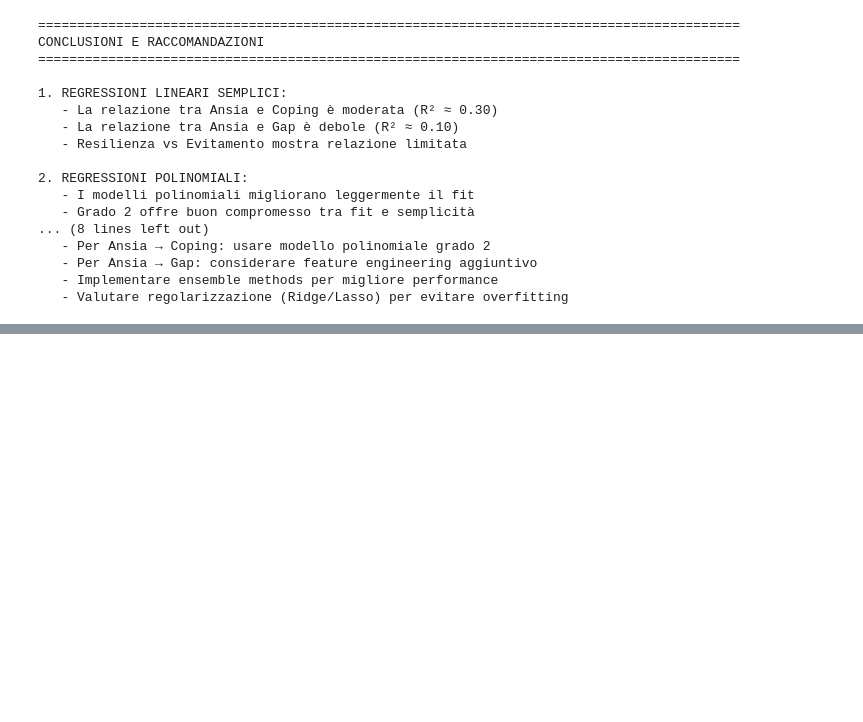
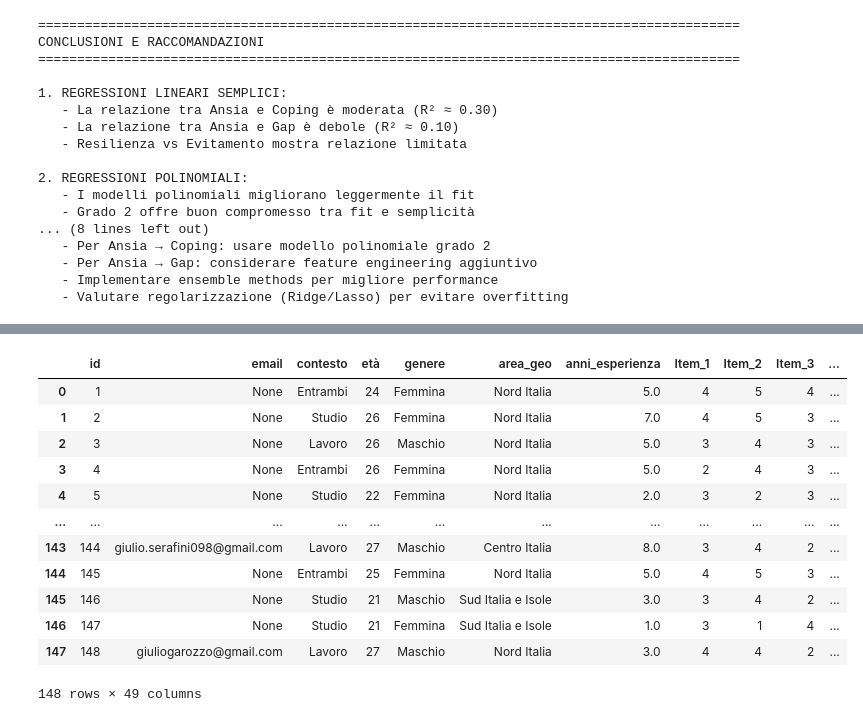
Before and after one commit to gaiacassinelli1/Project-Work, a Jupyter notebook: notebook/regressioni.ipynb, the cells around one changed output, grey strips where cells are left out. Saved outputs shown, nothing was run; the diff lists cells and outputs as text; code cells hidden in the pictures; blank space fills up the shorter version.

```diff
--- a/notebook/regressioni.ipynb
+++ b/notebook/regressioni.ipynb
@@ -1464,0 +1449,16 @@ JSON RAG: ../WEB APP/backend/output_rag\regressioni_rag_20260423_192009.json
+# %%
+df
+# %% [output]
+|  | id | email | contesto | età | genere | area_geo | anni_esperienza | Item_1 | Item_2 | Item_3 | ... |
+| 0 | 1 | None | Entrambi | 24 | Femmina | Nord Italia | 5.0 | 4 | 5 | 4 | ... |
+| 1 | 2 | None | Studio | 26 | Femmina | Nord Italia | 7.0 | 4 | 5 | 3 | ... |
+| 2 | 3 | None | Lavoro | 26 | Maschio | Nord Italia | 5.0 | 3 | 4 | 3 | ... |
+| 3 | 4 | None | Entrambi | 26 | Femmina | Nord Italia | 5.0 | 2 | 4 | 3 | ... |
+| 4 | 5 | None | Studio | 22 | Femmina | Nord Italia | 2.0 | 3 | 2 | 3 | ... |
+| ... | ... | ... | ... | ... | ... | ... | ... | ... | ... | ... | ... |
+| 143 | 144 | giulio.serafini098@gmail.com | Lavoro | 27 | Maschio | Centro Italia | 8.0 | 3 | 4 | 2 | ... |
+| 144 | 145 | None | Entrambi | 25 | Femmina | Nord Italia | 5.0 | 4 | 5 | 3 | ... |
+| 145 | 146 | None | Studio | 21 | Maschio | Sud Italia e Isole | 3.0 | 3 | 4 | 2 | ... |
+| 146 | 147 | None | Studio | 21 | Femmina | Sud Italia e Isole | 1.0 | 3 | 1 | 4 | ... |
+| 147 | 148 | giuliogarozzo@gmail.com | Lavoro | 27 | Maschio | Nord Italia | 3.0 | 4 | 4 | 2 | ... |
+148 rows × 49 columns
```
Also changed, not shown: parts of 48 cells of this notebook, 4 other files.
